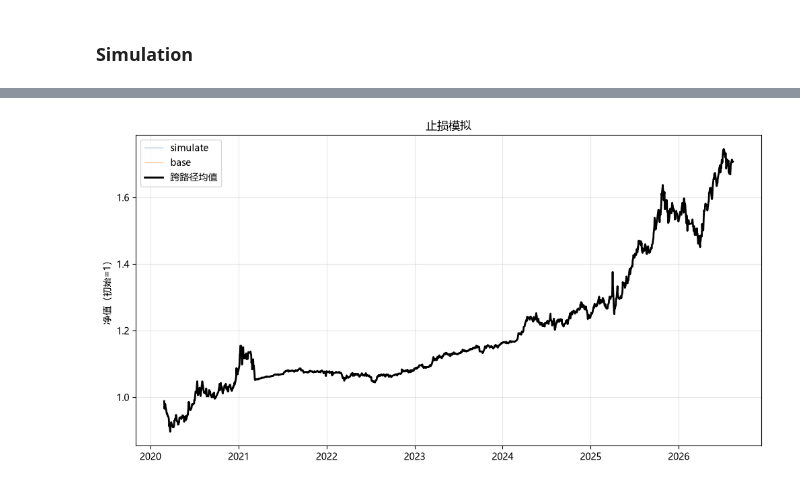
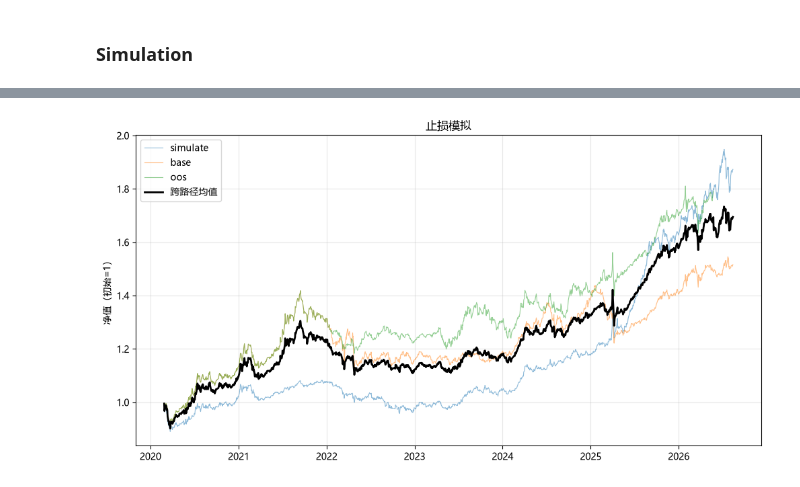
Before and after one commit to wang-jinghui/machine-learning-for-trading, a Jupyter notebook: case_studies/lazy_trading/WF+CPCV+PS_252.ipynb, the cells around one changed output, grey strips where cells are left out. Cells and saved outputs as stored; diff of their text form; code cells hidden in the pictures.

```diff
--- a/case_studies/lazy_trading/WF+CPCV+PS_252.ipynb
+++ b/case_studies/lazy_trading/WF+CPCV+PS_252.ipynb
@@ -93,13 +93,13 @@ compute_grid_size(search_space)
 # %% [output]
 49500
 # %%
-search_params = {'test_size': 252,
-  'train_size': 756+252,
+search_params = {'test_size': 126,
+  'train_size': 756+126,
   'n_test_folds': 2,
   'n_jobs': 4,
-  'cv_n_jobs': 12,
+  'cv_n_jobs': 8,
   'n_trials': 2000,
-  'patience': 100,
+  'patience': 50,
   'sampler': 'tpe',
   'min_delta': 0.0001,
   'outer_purged_size': 0,
@@ -448,12 +488,14 @@ from sl_simulation import load_sl_config, simulate_sl, summarize_sl
 cfg  = load_sl_config()
 cfg['space'] = search_space
 cfg['search_kwargs'] = search_params
-cfg['stop_loss'] = {'min_epoch_days': 0,
-    'conditions': [{
-        'name': 'epoch_dd',
-        'metric': 'drawdown',
-        'op': '<=',
-        'threshold': -0.5}]}
+# %%
+
+cfg['stop_loss'] = {'min_epoch_days': 0,
+    'conditions': [{
+        'name': 'epoch_dd',
+        'metric': 'drawdown',
+        'op': '<=',
+        'threshold': -0.10}]}
 # %%
 base = simulate_sl(X, folds=fold_results, cfg=cfg)
 # %% [output]
@@ -478,5 +533,5 @@ Epoch 6: 2026-05-26 -> 2026-08-14 (58d, end_of_data) | src=fresh | ASR=1.322 |
 # %%
-sl_mpts = Population([res['mpt'], oos_mpt])
-plot_paths_curve(sl_mpts, title='止损模拟', labels=['simulate','base'])
+sl_mpts = Population([res['mpt'], base['mpt'], oos_mpt])
+plot_paths_curve(sl_mpts, title='止损模拟', labels=['simulate','base', 'oos'])
 # %% [output]
-[figure, old version]
+[figure, new version]
```
Also changed, not shown: parts of 26 cells of this notebook.
